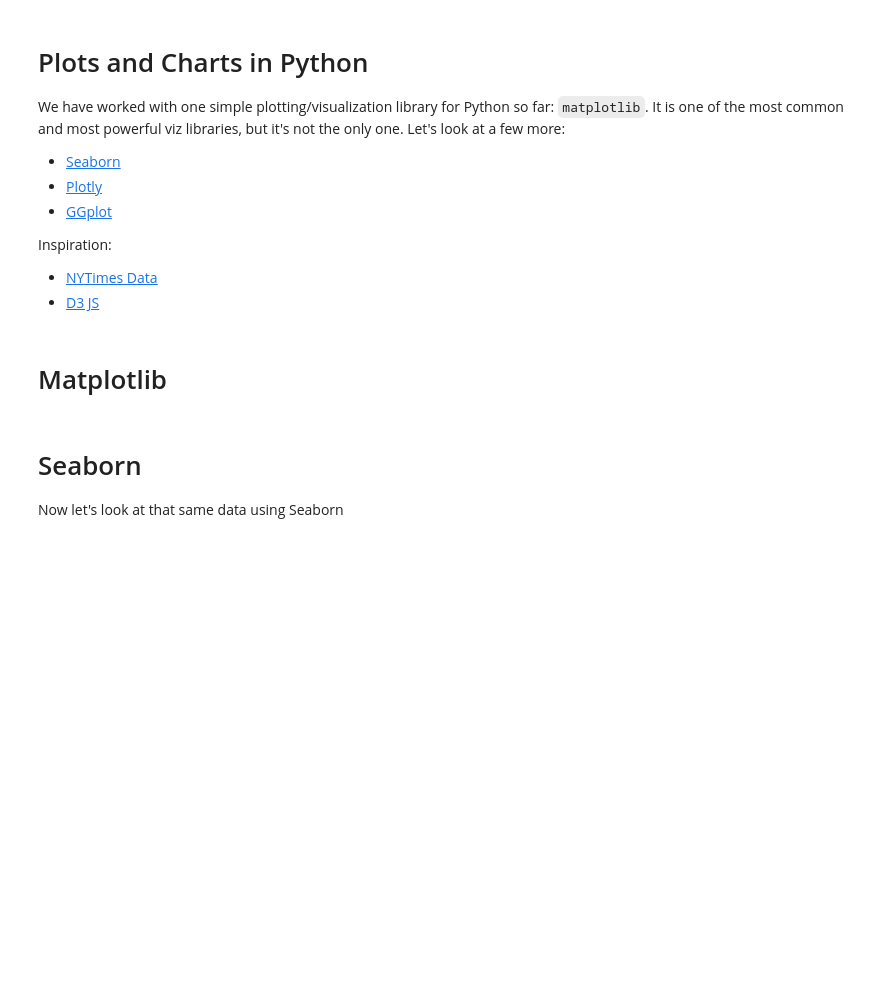
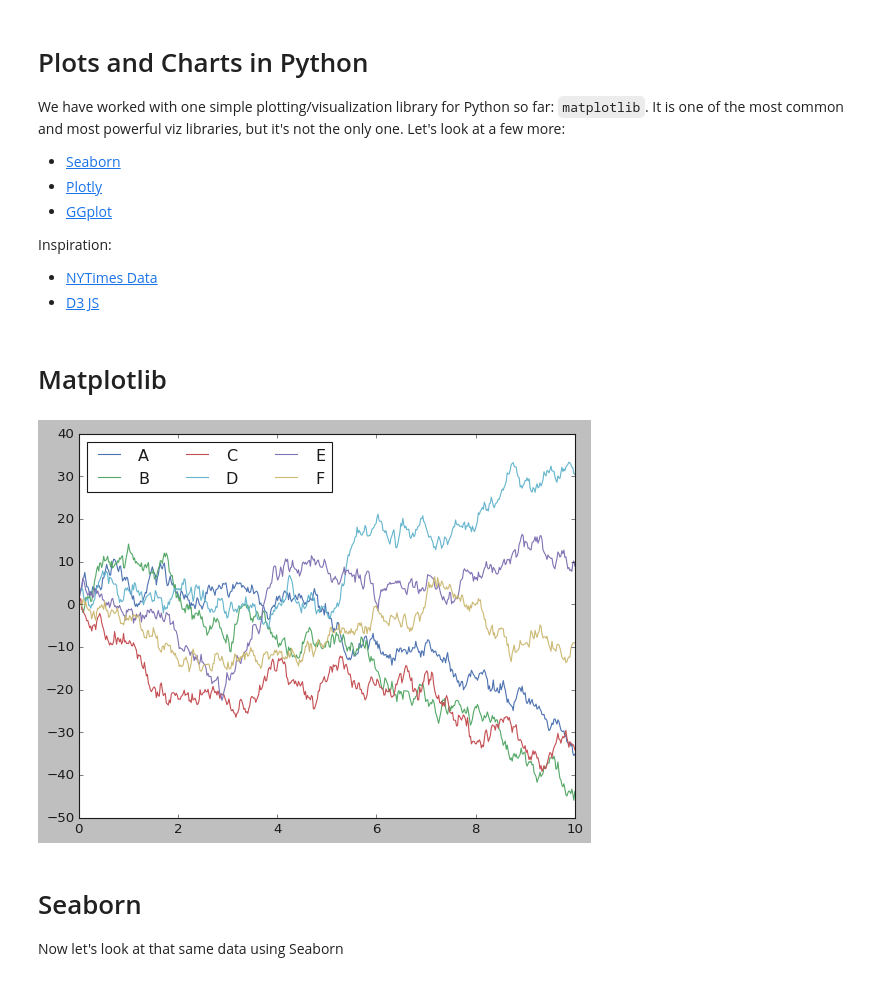
Before and after one commit to nmagee/ds1002, a Jupyter notebook: notebooks/19-dataviz.ipynb, the cells around one changed output. Saved outputs shown, nothing was run; the diff lists cells and outputs as text; code cells hidden in the pictures; blank space fills up the shorter version.

```diff
--- a/notebooks/19-dataviz.ipynb
+++ b/notebooks/19-dataviz.ipynb
@@ -29,7 +29,9 @@ y = np.cumsum(rng.randn(500, 6), 0)         # creates the sum of random numbers
 # %%
 # Plot the data with Matplotlib defaults
 plt.plot(x, y)
-plt.legend('ABCDEF', ncol=2, loc='upper left');
+plt.legend('ABCDEF', ncol=3, loc='upper left');
+# %% [output]
+[figure, added]
 # %% [markdown]
 # Seaborn
 
```
Also changed, not shown: parts of 9 cells of this notebook.
